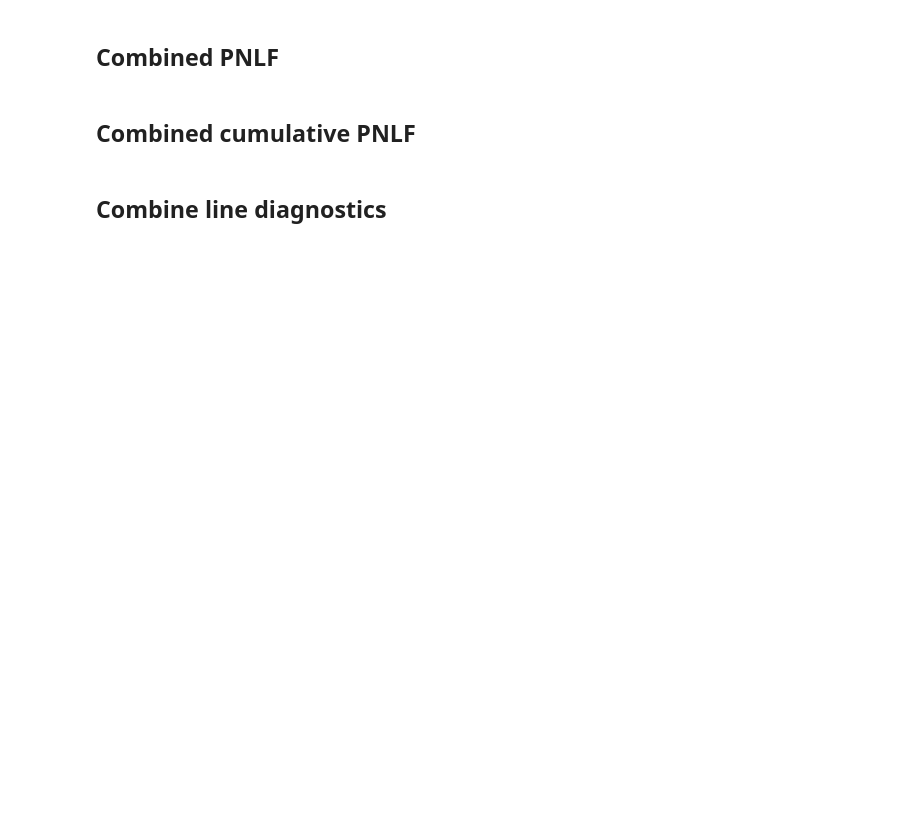
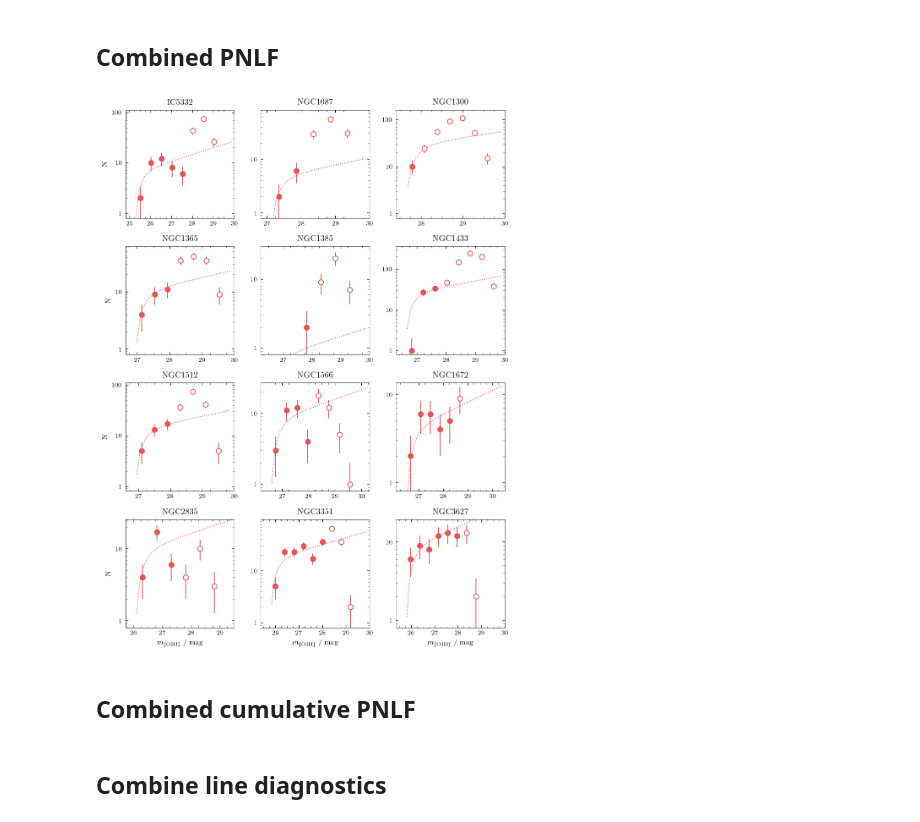
Before and after one commit to fschmnn/pnlf, a Jupyter notebook: notebooks/Project1 PNLF postproduction.ipynb, the cells around one changed output. Saved outputs shown, nothing was run; the diff lists cells and outputs as text; code cells hidden in the pictures; blank space fills up the shorter version.

```diff
--- a/notebooks/Project1 PNLF postproduction.ipynb
+++ b/notebooks/Project1 PNLF postproduction.ipynb
@@ -139,10 +148,10 @@ with open(basedir / 'data' / 'catalogues' /'sample.tex','w',newline='\n') as f:
 # %% [markdown]
 ## LaTeX result table
 # %%
-results['dis_Mpc'] = Distance(distmod=results['dis']).to(u.Mpc)
-results['dis_Mpc_plus'] = (Distance(distmod=results['dis']+results['dis_plus']) - results['dis_Mpc']).to(u.Mpc)
-results['dis_Mpc_minus'] = (results['dis_Mpc']-Distance(distmod=results['dis']-results['dis_minus'])).to(u.Mpc)
+results['dis_Mpc'] = Distance(distmod=results['(m-M)']).to(u.Mpc)
+results['dis_Mpc_plus'] = (Distance(distmod=results['(m-M)']+results['err+(m-M)']) - results['dis_Mpc']).to(u.Mpc)
+results['dis_Mpc_minus'] = (results['dis_Mpc']-Distance(distmod=results['(m-M)']-results['err-(m-M)'])).to(u.Mpc)
 
-results['dis_SNR_Mpc'] = (Distance(distmod=results['dis_SNR'])).to(u.Mpc)
-results['dis_SNR_Mpc_plus'] = (Distance(distmod=results['dis_SNR']+results['dis_SNR_plus']) - results['dis_SNR_Mpc']).to(u.Mpc)
-results['dis_SNR_Mpc_minus'] = (results['dis_SNR_Mpc']-Distance(distmod=results['dis_SNR']-results['dis_SNR_minus'])).to(u.Mpc)
+#results['dis_SNR_Mpc'] = (Distance(distmod=results['dis_SNR'])).to(u.Mpc)
+#results['dis_SNR_Mpc_plus'] = (Distance(distmod=results['dis_SNR']+results['dis_SNR_plus']) - results['dis_SNR_Mpc']).to(u.Mpc)
+#results['dis_SNR_Mpc_minus'] = (results['dis_SNR_Mpc']-Distance(distmod=results['dis_SNR']-results['dis_SNR_minus'])).to(u.Mpc)
@@ -149,12 +163,12 @@ results['dis_SNR_Mpc_minus'] = (results['dis_SNR_Mpc']-Distance(distmod=results[
 # %%
 # save to file
-for col in ['dis','dis_plus','dis_minus','dis_Mpc','dis_Mpc_plus','dis_Mpc_minus']:
+for col in ['(m-M)','err+(m-M)','err-(m-M)','dis_Mpc','dis_Mpc_plus','dis_Mpc_minus']:
     results[col].info.format = '%.2f'
 
 distance_modulus = []
 distance_parsec = []
 for row in results:
-    distance_modulus.append(f'{row["dis"]:.2f} + {row["dis_plus"]:.2f} - {row["dis_plus"]:.2f}')
+    distance_modulus.append(f'{row["(m-M)"]:.2f} + {row["err-(m-M)"]:.2f} - {row["err+(m-M)"]:.2f}')
     distance_parsec.append(f'{row["dis_Mpc"]:.2f} + {row["dis_Mpc_plus"]:.2f} - {row["dis_Mpc_plus"]:.2f}')
 results['mu'] = distance_modulus
 results['d/Mpc'] = distance_parsec
@@ -184,0 +215,15 @@ def uncertainties(mu,mu_plus,mu_minus):
+# %%
+tbl_lst = []
+ID_lst = []
+for name in results['name']:
+    tmp = ascii.read(basedir/'data'/'catalogues'/f'{name}_SNR_candidates.txt',format='fixed_width_two_line')
+    ID_lst += list(tmp['ID'])
+    del tmp['ID']
+    tbl_lst.append(tmp)
+
+tbl = vstack(tbl_lst)
+tbl.add_column(ID_lst,index=1,name='ID')
+
+
+with open(basedir/'data'/'catalogues'/'SNR_candidates.txt','w',newline='\n') as f:
+    ascii.write(tbl,f,format='fixed_width_two_line',overwrite=True,delimiter_pad=' ',position_char='=')
@@ -195,10 +289,10 @@ PHANGS_sample = ['IC5332','NGC1087','NGC1300','NGC1365','NGC1385','NGC1433', 'NG
 # %%
 from pymuse.plot.pnlf import _plot_pnlf
 
-names = PHANGS_sample[12:]
-nrows = 2
+names = PHANGS_sample[:12]
+nrows = 4
 ncols = 3
-filename = basedir / 'reports' / f'all_objects2_PNLF'
+filename = basedir / 'reports' / f'all_objects1_PNLF'
 
 #----------------------------------------------
 # DO NOT MODIFY BELOW
@@ -231,36 +325,38 @@ for name in names:
         i,j = np.where(axes==ax)[0],0
     else:
         i,j=0,0
 
     # pre-process the data for the plot and read additional parameters
     data = catalogue[(catalogue['type']=='PN') & (~catalogue['exclude'])]['mOIII']
-    mu = results.loc[name]['dis']
+    mu = results.loc[name]['(m-M)']
     completeness = parameters[name]['completeness_limit']
     cut = parameters[name].get('cut',0)
     if cut>0:
         print(f'warning: using cut={cut} for {name}')
     data = data[data>cut]
     binsize = parameters[name]['binsize']
     mlow = Mmax+mu
     mhigh = 30
 
     ax=_plot_pnlf(data,mu,completeness,binsize=binsize,ax=ax)
-
+    #ax.set_xlim([mu-5,completeness+0.5])
     # add labels to the axis
     if i==nrows-1:
         ax.set_xlabel(r'$m_{[\mathrm{OIII}]}$ / mag')
     if j==0:
         ax.set_ylabel(r'N')
     ax.set_title(name)
 
 h,l = fig.axes[0].get_legend_handles_labels()
 #fig.legend(h, l, bbox_to_anchor=(0., 1.01, 1., .051),loc = 'upper center',ncol=2)
 
 plt.tight_layout()
 plt.savefig(filename.with_suffix('.pdf'),bbox_inches='tight')
-#plt.savefig(filename.with_suffix('.png'),bbox_inches='tight',dpi=600)
+plt.savefig(filename.with_suffix('.png'),bbox_inches='tight',dpi=600)
 
 plt.show()
+# %% [output]
+[figure, added]
 # %% [markdown]
 ## Combined cumulative PNLF
 # %%
```
Also changed, not shown: parts of 46 cells of this notebook, 14 other files.
